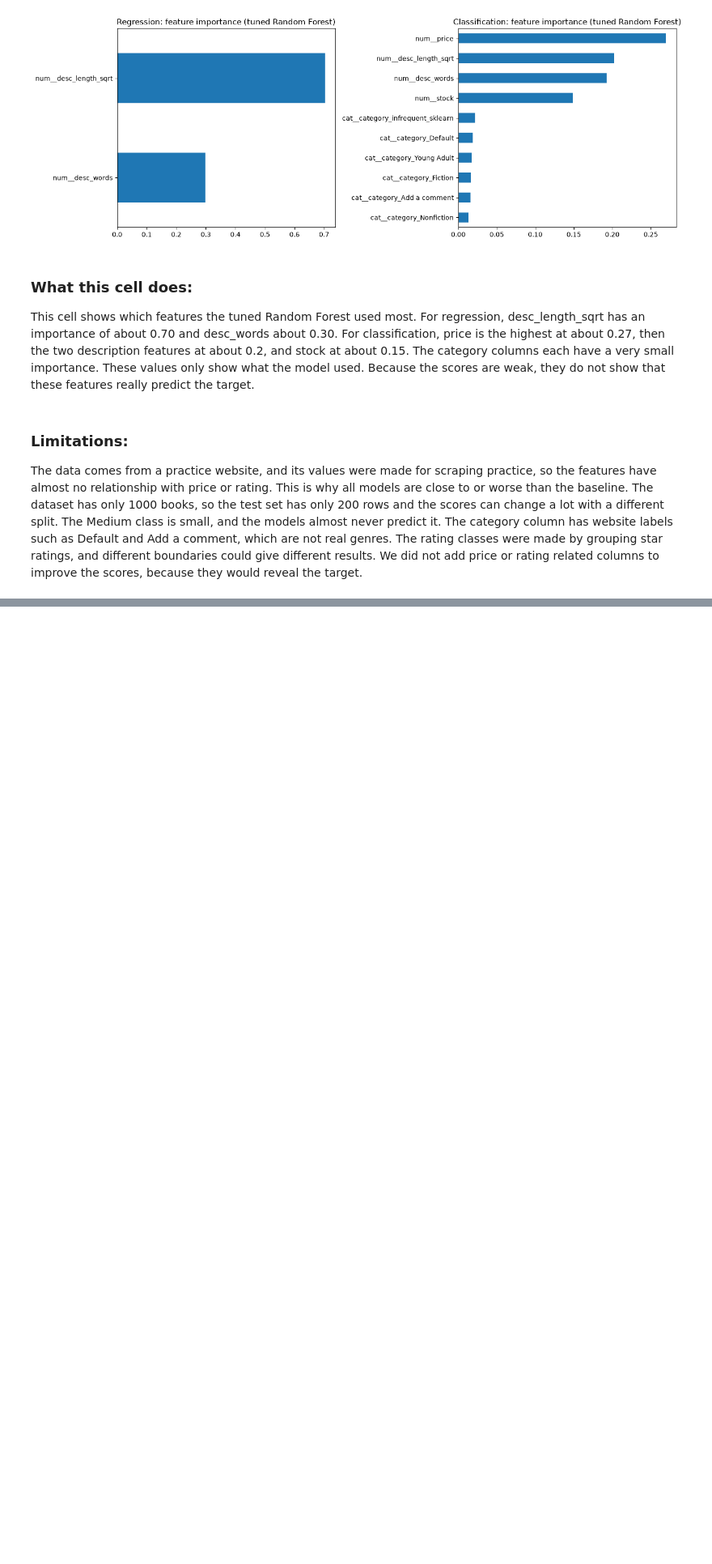
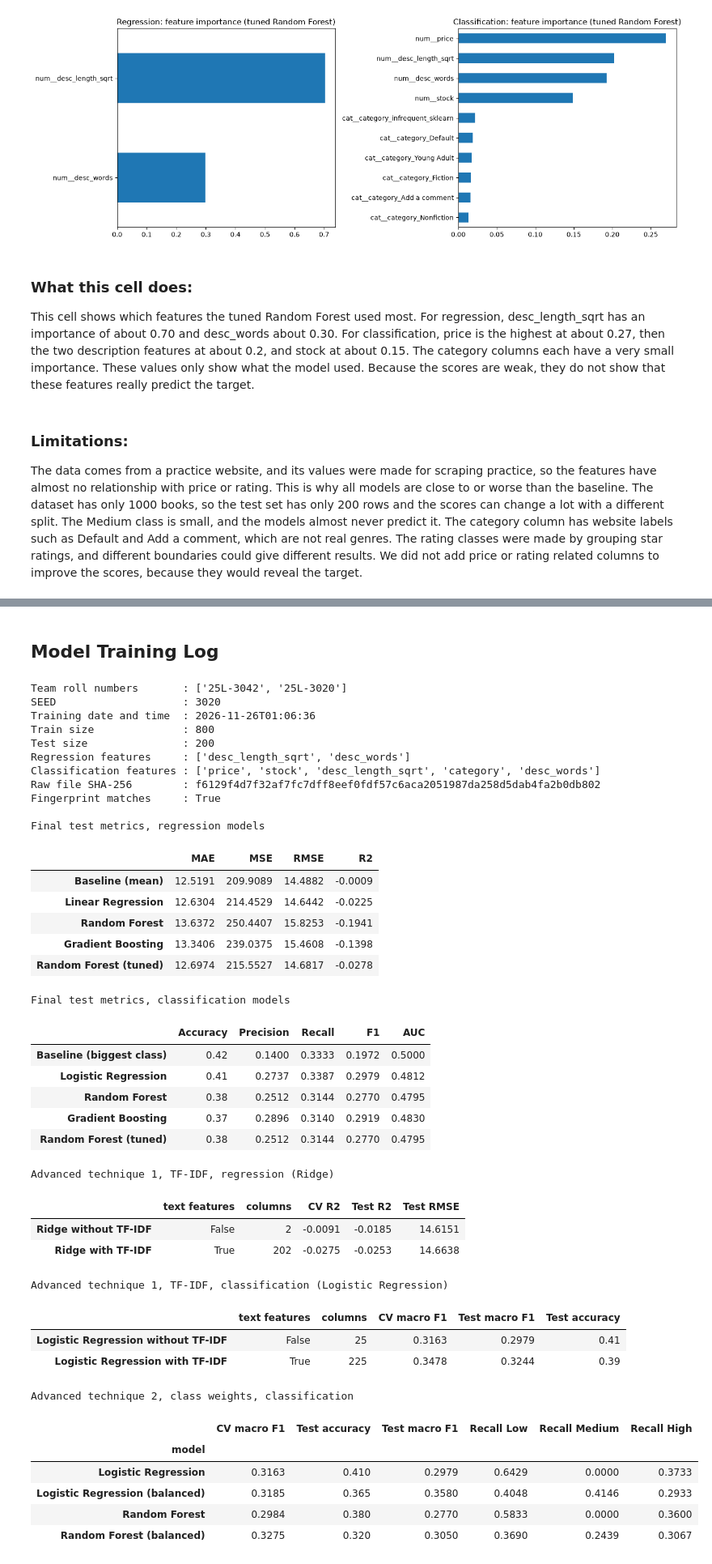
Before and after one commit to l253042/E-commerce, a Jupyter notebook: notebooks/E-commerce.ipynb, the cells around one changed output, grey strips where cells are left out. Shown at 81% size. Drawn from its saved outputs; the diff is of its cells as text; code cells hidden in the pictures; blank space fills up the shorter version.

Commit message:
Advanced Techniques

```diff
--- a/notebooks/E-commerce.ipynb
+++ b/notebooks/E-commerce.ipynb
@@ -1981,0 +2122,72 @@ The data comes from a practice website, and its values were made for scraping pr
+# %% [markdown]
+## Model Training Log
+# %%
+from datetime import datetime
+
+ROLL_NUMBERS = ["25L-3042", "25L-3020"]
+fingerprint = sha256_of(RAW_PATH)
+
+print("Team roll numbers       :", ROLL_NUMBERS)
+print("SEED                    :", SEED)
+print("Training date and time  :", datetime.now().isoformat(timespec="seconds"))
+print("Train size              :", TRAIN_SIZE)
+print("Test size               :", TEST_SIZE)
+print("Regression features     :", FINAL_REG)
+print("Classification features :", FINAL_CLF)
+print("Raw file SHA-256        :", fingerprint)
+print("Fingerprint matches     :", fingerprint == EXPECTED_SHA)
+
+print("\nFinal test metrics, regression models")
+display(final_reg_table.round(4))
+
+print("\nFinal test metrics, classification models")
+display(final_clf_table.round(4))
+
+print("\nAdvanced technique 1, TF-IDF, regression (Ridge)")
+display(pd.DataFrame(reg_text_rows, index=["Ridge without TF-IDF", "Ridge with TF-IDF"]).round(4))
+
+print("\nAdvanced technique 1, TF-IDF, classification (Logistic Regression)")
+display(pd.DataFrame(clf_text_rows, index=["Logistic Regression without TF-IDF", "Logistic Regression with TF-IDF"]).round(4))
+
+print("\nAdvanced technique 2, class weights, classification")
+display(imb.round(4))
+# %% [output]
+Team roll numbers       : ['25L-3042', '25L-3020']
+SEED                    : 3020
+Training date and time  : 2026-11-26T01:06:36
+Train size              : 800
+Test size               : 200
+Regression features     : ['desc_length_sqrt', 'desc_words']
+Classification features : ['price', 'stock', 'desc_length_sqrt', 'category', 'desc_words']
+Raw file SHA-256        : f6129f4d7f32af7fc7dff8eef0fdf57c6aca2051987da258d5dab4fa2b0db802
+Fingerprint matches     : True
+
+Final test metrics, regression models
+|  | MAE | MSE | RMSE | R2 |
+| Baseline (mean) | 12.5191 | 209.9089 | 14.4882 | -0.0009 |
+| Linear Regression | 12.6304 | 214.4529 | 14.6442 | -0.0225 |
+| Random Forest | 13.6372 | 250.4407 | 15.8253 | -0.1941 |
+| Gradient Boosting | 13.3406 | 239.0375 | 15.4608 | -0.1398 |
+| Random Forest (tuned) | 12.6974 | 215.5527 | 14.6817 | -0.0278 |
+Final test metrics, classification models
+|  | Accuracy | Precision | Recall | F1 | AUC |
+| Baseline (biggest class) | 0.42 | 0.1400 | 0.3333 | 0.1972 | 0.5000 |
+| Logistic Regression | 0.41 | 0.2737 | 0.3387 | 0.2979 | 0.4812 |
+| Random Forest | 0.38 | 0.2512 | 0.3144 | 0.2770 | 0.4795 |
+| Gradient Boosting | 0.37 | 0.2896 | 0.3140 | 0.2919 | 0.4830 |
+| Random Forest (tuned) | 0.38 | 0.2512 | 0.3144 | 0.2770 | 0.4795 |
+Advanced technique 1, TF-IDF, regression (Ridge)
+|  | text features | columns | CV R2 | Test R2 | Test RMSE |
+| Ridge without TF-IDF | False | 2 | -0.0091 | -0.0185 | 14.6151 |
+| Ridge with TF-IDF | True | 202 | -0.0275 | -0.0253 | 14.6638 |
+Advanced technique 1, TF-IDF, classification (Logistic Regression)
+|  | text features | columns | CV macro F1 | Test macro F1 | Test accuracy |
+| Logistic Regression without TF-IDF | False | 25 | 0.3163 | 0.2979 | 0.41 |
+| Logistic Regression with TF-IDF | True | 225 | 0.3478 | 0.3244 | 0.39 |
+Advanced technique 2, class weights, classification
+|  | CV macro F1 | Test accuracy | Test macro F1 | Recall Low | Recall Medium | Recall High |
+| model |  |  |  |  |  |  |
+| Logistic Regression | 0.3163 | 0.410 | 0.2979 | 0.6429 | 0.0000 | 0.3733 |
+| Logistic Regression (balanced) | 0.3185 | 0.365 | 0.3580 | 0.4048 | 0.4146 | 0.2933 |
+| Random Forest | 0.2984 | 0.380 | 0.2770 | 0.5833 | 0.0000 | 0.3600 |
+| Random Forest (balanced) | 0.3275 | 0.320 | 0.3050 | 0.3690 | 0.2439 | 0.3067 |
```
Also changed, not shown: parts of 11 cells of this notebook, 1 other file.
